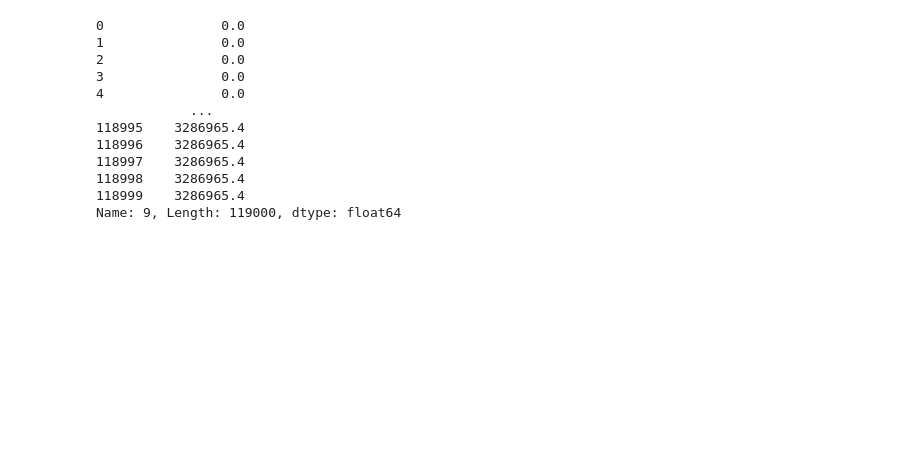
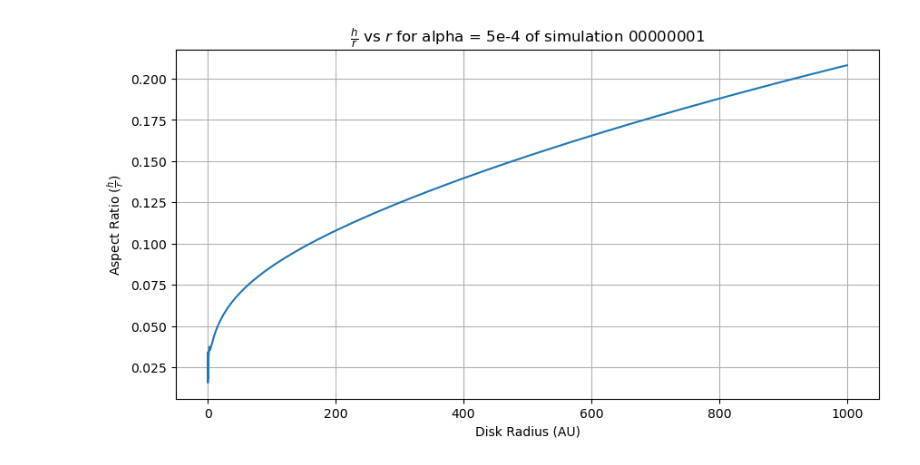
Before and after one commit to Chartman25/UnigeMasters, a Jupyter notebook: Astrophysics_Lab_Disc_Truncation/disk_height_to_radius.ipynb, the cells around one changed output. Cells and saved outputs as stored; diff of their text form; code cells hidden in the pictures; blank space fills up the shorter version.

```diff
--- a/Astrophysics_Lab_Disc_Truncation/disk_height_to_radius.ipynb
+++ b/Astrophysics_Lab_Disc_Truncation/disk_height_to_radius.ipynb
@@ -28,22 +26,17 @@ file_paths_alpha_1e_minus_3 = file_paths[3001:4000]
 # %%
 df = AC.data_loader(file_paths_alpha_5e_minus_4[0])
+new_df = df[df.iloc[:, 9] == 0]
 # %%
-cell_number = df[0]
-disk_radius = df[1]
-aspect_ratio = df[3]
-time = df[9]
+cell_number = new_df[0]
+disk_radius = new_df[1]
+aspect_ratio = new_df[3]
+time = new_df[9]
 # %%
-print(time)
+plt.figure(figsize=(10, 5))
+plt.plot(disk_radius, aspect_ratio)
+plt.xlabel('Disk Radius (AU)')
+plt.ylabel(r'Aspect Ratio ($\frac{h}{r}$)')
+plt.title(r'$\frac{h}{r}$ vs $r$ for alpha = ' + str(alpha[0]) + ' of simulation 0000' + str(sim_str[0].zfill(4)))
+plt.grid()
 # %% [output]
-0               0.0
-1               0.0
-2               0.0
-3               0.0
-4               0.0
-            ...
-118995    3286965.4
-118996    3286965.4
-118997    3286965.4
-118998    3286965.4
-118999    3286965.4
-Name: 9, Length: 119000, dtype: float64
+[figure, added]
```
Also changed, not shown: parts of 9 cells of this notebook.
